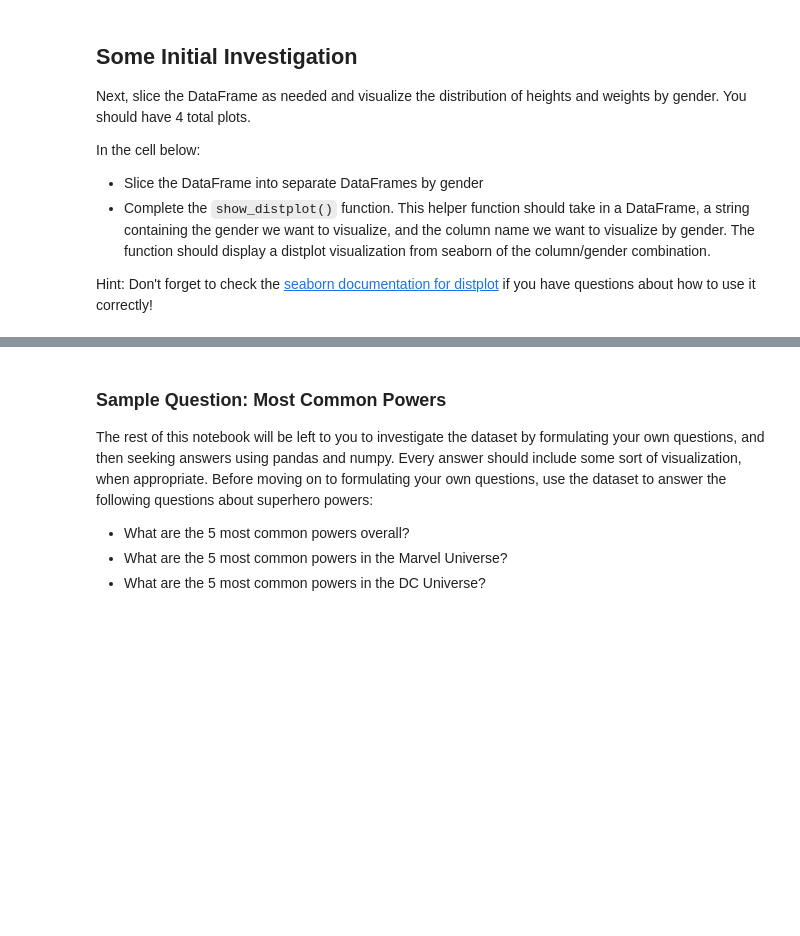
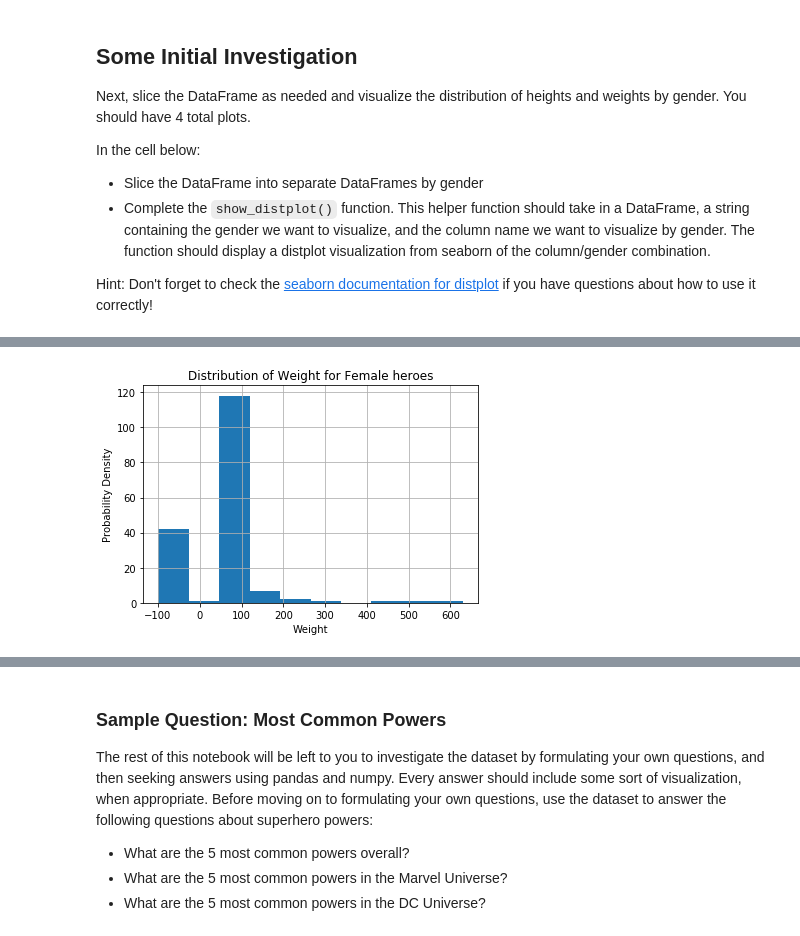
Before and after one commit to RS291/dsc-data-cleaning-project-onl01-dtsc-pt-030220, a Jupyter notebook: index.ipynb, the cells around one changed output, grey strips where cells are left out. Saved outputs shown, nothing was run; the diff lists cells and outputs as text; code cells hidden in the pictures; blank space fills up the shorter version.

```diff
--- a/index.ipynb
+++ b/index.ipynb
@@ -328,2 +342,5 @@ def show_distplot(dataframe, gender, column_name):
 # %%
 # Female Weight
+show_distplot(female_superheroes_df, 'Female', 'Weight')
+# %% [output]
+[figure, added]
```
Also changed, not shown: parts of 15 cells of this notebook.
